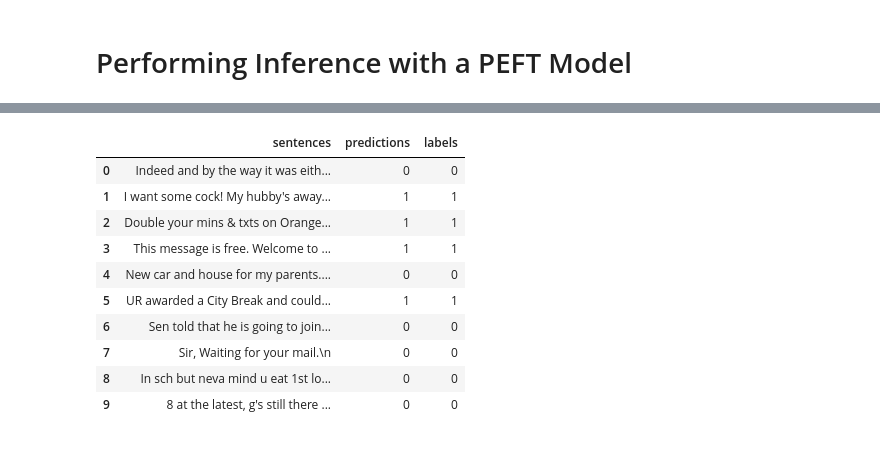
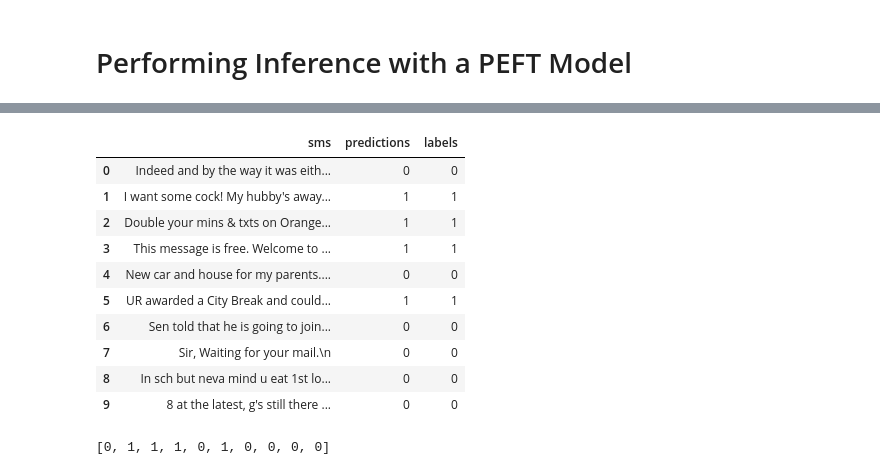
Before and after one commit to ahmadalwareh/LightweightFineTuning, a Jupyter notebook: LightweightFineTuning.ipynb, the cells around one changed output, grey strips where cells are left out. Cells and saved outputs as stored; diff of their text form; code cells hidden in the pictures.

```diff
--- a/LightweightFineTuning.ipynb
+++ b/LightweightFineTuning.ipynb
@@ -258,0 +270,19 @@ Evaluating the model after fine-tuning...
+# %%
+# Make a dataframe with the predictions and the text and the labels
+import pandas as pd
+
+items_for_manual_review = tokenized_dataset["test"].select(
+    [0, 1, 22, 31, 43, 300, 448, 500]
+)
+
+results = trainer.predict(items_for_manual_review)
+df = pd.DataFrame(
+    {
+        "sms": [item["sms"] for item in items_for_manual_review],
+        "predictions": results.predictions.argmax(axis=1),
+        "labels": results.label_ids,
+    }
+)
+# Show all the cell
+pd.set_option("display.max_colwidth", None)
+df
@@ -270,9 +310,12 @@ from peft import (
 # %%
 lora_config = LoraConfig(
     r=8, # Rank Number
-    lora_alpha=16, # Alpha (Scaling Factor)
+    lora_alpha=32, # Alpha (Scaling Factor)
     lora_dropout=0.03, # Dropout Prob for Lora
     target_modules=["q_lin", "v_lin"],
     bias='none',
     task_type=TaskType.SEQ_CLS # Seqence to Classification Task
 )
+model = AutoModelForSequenceClassification.from_pretrained(
+    "distilbert-base-uncased"
+)
@@ -333,0 +381,18 @@ F1 Score: 0
+# %%
+import pandas as pd
+
+items_for_manual_review = tokenized_dataset["test"].select(
+    [0, 1, 22, 31, 43, 300, 500, 1000]
+)
+
+results = trainer.predict(items_for_manual_review)
+df = pd.DataFrame(
+    {
+        "sms": [item["sms"] for item in items_for_manual_review],
+        "predictions": results.predictions.argmax(axis=1),
+        "labels": results.label_ids,
+    }
+)
+# Show all the cell
+pd.set_option("display.max_colwidth", None)
+df
@@ -338,25 +444,25 @@ loaded_peft_model = AutoModelForSequenceClassification.from_pretrained('./peft_m
 # %%
 # Make a dataframe with the predictions and the text and the labels
 import pandas as pd
 
 items_for_manual_review = tokenized_dataset["test"].select(
     [30, 48, 54, 59, 55, 834, 825, 700, 901, 258]
 )
 
 results = trainer.predict(items_for_manual_review)
 df = pd.DataFrame(
     {
-        "sentences": [item["sms"] for item in items_for_manual_review],
+        "sms": [item["sms"] for item in items_for_manual_review],
         "predictions": results.predictions.argmax(axis=1),
         "labels": results.label_ids,
     }
 )
 # Show all the cell
 pd.set_option("display.max_colwidth", None)
 df
 # %% [output]
 [interactive output not drawn]
-|  | sentences | predictions | labels |
+|  | sms | predictions | labels |
 | 0 | Indeed and by the way it was eith... | 0 | 0 |
 | 1 | I want some cock! My hubby's away... | 1 | 1 |
 | 2 | Double your mins & txts on Orange... | 1 | 1 |
@@ -369,0 +488,4 @@ df
+# %%
+print(predictions)
+# %% [output]
+[0, 1, 1, 1, 0, 1, 0, 0, 0, 0]
```
Also changed, not shown: parts of 27 cells of this notebook.
